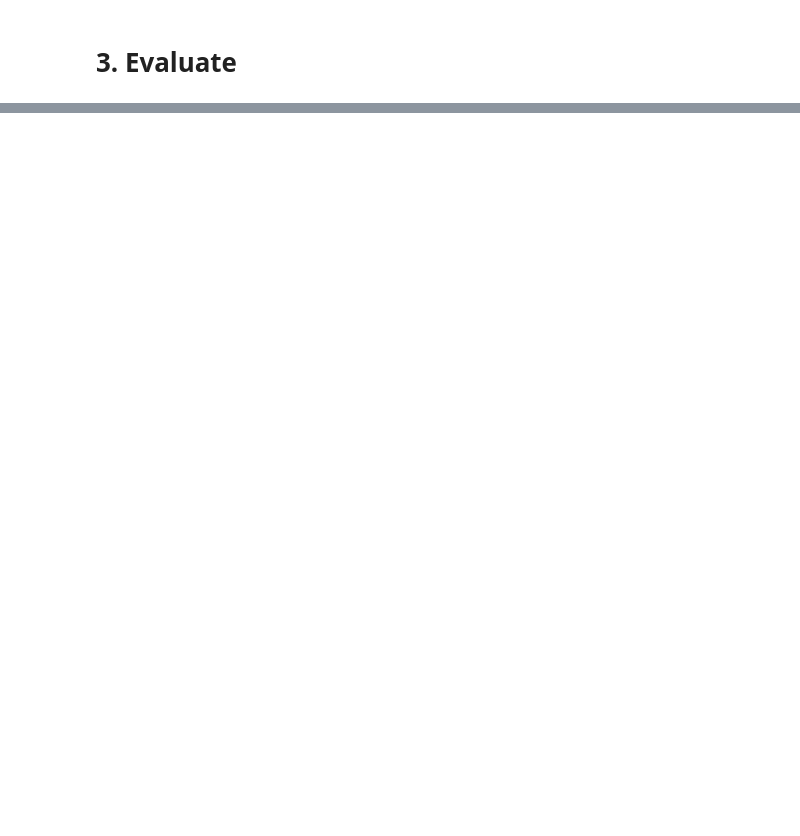
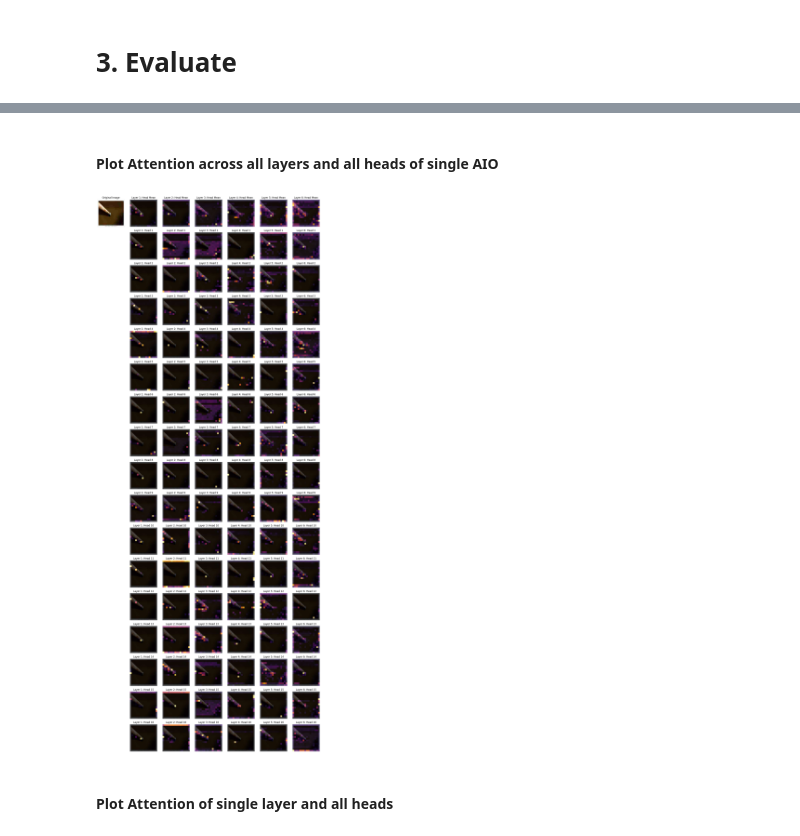
Before and after one commit to mgzzl/vision-transformer-for-image-quality-perception-of-individual-observers, a Jupyter notebook: ViT-IQA eval.ipynb, the cells around one changed output, grey strips where cells are left out. Saved outputs shown, nothing was run; the diff lists cells and outputs as text; code cells hidden in the pictures; blank space fills up the shorter version.

```diff
--- a/ViT-IQA eval.ipynb
+++ b/ViT-IQA eval.ipynb
@@ -771,6 +1077,4 @@ plt.show()
 # %%
-weight_file = 'results/weights/AIO5_normalverteilung/vit_model_20231030_153714_epoch_15of100_valLoss_1.225_valAcc_0.570_batchsize_128_lr_0.0_DS5.pth'
-
 image_size=256
 patch_size=16
 num_classes=5  # Number of classes for image quality levels
@@ -788,13 +1092,9 @@ model = ViT(
     depth=depth,
     heads=heads,
     mlp_dim=mlp_dim,
-    emb_dropout=emb_dropout,
-    # pool='mean'
+    emb_dropout=emb_dropout
 )
 print(model)
-
-model.load_state_dict(torch.load(weight_file))
-model.eval()
 # %% [output]
 ViT(
   (to_patch_embedding): SPT(
@@ -962,0 +1118,3 @@ Resized Attention Shape: (256, 256)
+# %%
+weights_dir = "results/AIOs"
+images_dir = "assets/work_imgs"
@@ -962,0 +1164,15 @@ Resized Attention Shape: (256, 256)
+# %% [markdown]
+#### Plot Attention across all layers and all heads of single AIO
+# %%
+weight_file = 'results/AIOs/AIO0.pth'
+model.load_state_dict(torch.load(weight_file))
+model.eval()
+# %%
+image_path = 'assets/work_imgs/1776ILSVRC2013_train_00025515.JPEG_I2_Q13.jpeg'
+
+image = Image.open(image_path)
+visualize_predict_all_layers(model, image, image_size, patch_size, 'cpu')
+# %% [output]
+[figure, added]
+# %% [markdown]
+#### Plot Attention of single layer and all heads
```
Also changed, not shown: parts of 35 cells of this notebook.
